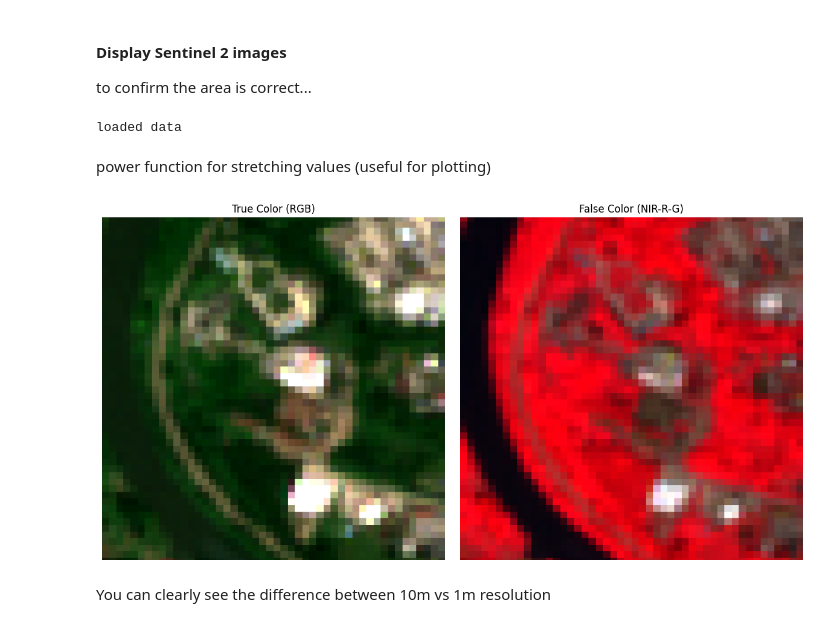
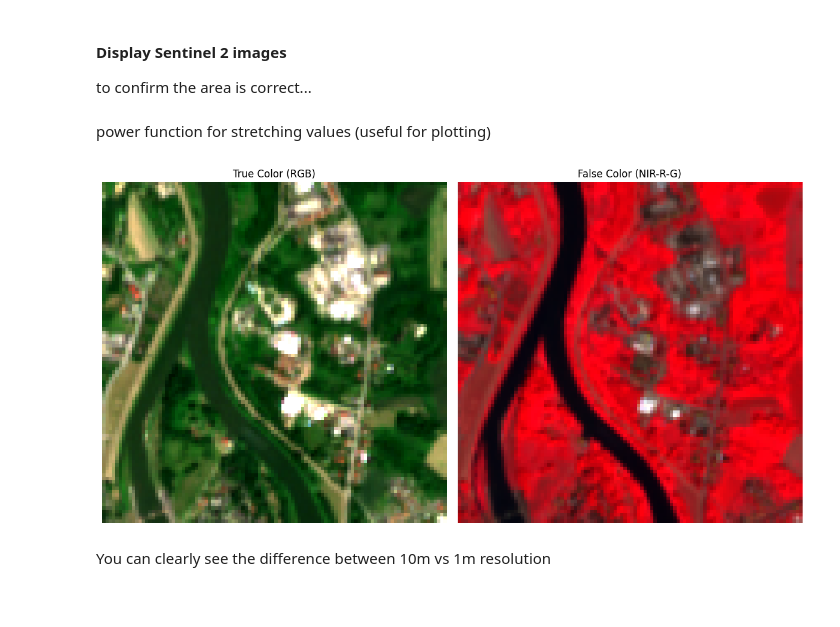
Before and after one commit to SzymonSkrzypczyk/eolabs, a Jupyter notebook: lab_5/ex_4.ipynb, the cells around one changed output. Drawn from its saved outputs; the diff is of its cells as text; code cells hidden in the pictures.

```diff
--- a/lab_5/ex_4.ipynb
+++ b/lab_5/ex_4.ipynb
@@ -62,9 +60,9 @@ if hdr_path.exists():
     # Since the cubes are large and memory overload is totally possible
     # only a subset is loaded
     cy, cx = img.nrows // 2, img.ncols // 2
-    r_start, r_end = cy - 250, cy + 250
-    c_start, c_end = cx - 250, cx + 250
-    airborne_cube = img.read_subregion((r_start, r_end), (c_start, c_end))
+    row_range = cy - 500, cy + 500
+    col_range = cx - 500, cx + 500
+    airborne_cube = img.read_subregion(row_range, col_range)
 
     # Get wavelengths
     wavelengths = np.array([float(x) for x in img.metadata['wavelength']])
@@ -80,10 +78,10 @@ Extract bounding box for sentinel 2 data - step learnt by a whole lot of problem
 # %%
 with rasterio.open(bsq_path) as src:
     air_win = Window(
-        c_start,                # col_off
-        r_start,                # row_off
-        c_end - c_start,        # width
-        r_end - r_start         # height
+        col_range[0],                # col_off
+        row_range[0],                # row_off
+        col_range[1] - col_range[0],        # width
+        row_range[1] - row_range[0]         # height
     )
 
     air_left, air_bottom, air_right, air_top = src.window_bounds(air_win)
@@ -228,10 +291,6 @@ if items:
 
     # Access bands for RGB + NIR
     assets = best_item.assets
-    b_blue = assets['B02'].href
-    b_green = assets['B03'].href
-    b_red = assets['B04'].href
-    b_nir = assets['B08'].href
 
     print("loaded bands")
 else:
@@ -245,30 +304,26 @@ Again two days off
 #### Display Sentinel 2 images
 
 to confirm the area is correct...
-# %%
-data = {}
-
-with rasterio.open(b_red) as src:
-    transformer = Transformer.from_crs("EPSG:4326", src.crs, always_xy=True)
-    minx, miny = transformer.transform(subset_bbox[0], subset_bbox[1])
-    maxx, maxy = transformer.transform(subset_bbox[2], subset_bbox[3])
-
-    win = from_bounds(minx, miny, maxx, maxy, src.transform)
-    shape = (500, 500)
-
-    data["red"] = src.read(1, window=win, out_shape=shape).astype("float32") / 10000.0
-
-with rasterio.open(b_green) as src:
-    data["green"] = src.read(1, window=win, out_shape=shape).astype("float32") / 10000.0
-
-with rasterio.open(b_blue) as src:
-    data["blue"] = src.read(1, window=win, out_shape=shape).astype("float32") / 10000.0
-
-with rasterio.open(b_nir) as src:
-    data["nir"] = src.read(1, window=win, out_shape=shape).astype("float32") / 10000.0
-
-print("loaded data")
-# %% [output]
-loaded data
+# %%
+S2_BANDS = ['B02', 'B03', 'B04', 'B05', 'B08', 'SCL']
+data = {}
+
+with rasterio.open(assets['B04'].href) as src:
+    transformer = Transformer.from_crs("EPSG:4326", src.crs, always_xy=True)
+    minx, miny, maxx, maxy = transform_bounds(
+        "EPSG:4326",
+        src.crs,
+        *subset_bbox
+    )
+    s2_win = src.window(minx, miny, maxx, maxy)
+    s2_prof = {'crs': src.crs, 'transform': src.window_transform(s2_win),
+               'width': int(s2_win.width), 'height': int(s2_win.height)}
+
+for b in S2_BANDS:
+    with rasterio.open(assets[b].href) as src:
+        data[b] = src.read(1, window=s2_win, out_shape=(s2_prof['height'], s2_prof['width']),
+                              resampling=rasterio.enums.Resampling.bilinear).astype(float)
+        if b != 'SCL':
+            data[b] = np.where(data[b] == 0, np.nan, data[b] / 10000.0)
 # %% [markdown]
 power function for stretching values (useful for plotting)
@@ -279,26 +346,26 @@ def stretch(img, p_low=2, p_high=98):
 # %%
 # create images out of the bands
-rgb = np.dstack([data["red"], data["green"], data["blue"]])
-false_color = np.dstack([data["nir"], data["red"], data["green"]])
+rgb = np.dstack([data["B04"], data["B03"], data["B02"]])
+false_color = np.dstack([data["B08"], data["B04"], data["B03"]])
 
 rgb_stretch = stretch(rgb)
 fc_stretch = stretch(false_color)
 
 # Plot
 fig, axes = plt.subplots(1, 2, figsize=(12, 6))
 
 axes[0].imshow(rgb_stretch)
 axes[0].set_title("True Color (RGB)")
 axes[0].axis("off")
 
 axes[1].imshow(fc_stretch)
 axes[1].set_title("False Color (NIR-R-G)")
 axes[1].axis("off")
 
 plt.tight_layout()
 plt.show()
 # %% [output]
-[figure, old version]
+[figure, new version]
 # %% [markdown]
 You can clearly see the difference between 10m vs 1m resolution
 # %% [markdown]
```
Also changed, not shown: parts of 36 cells of this notebook, 9 other files.
